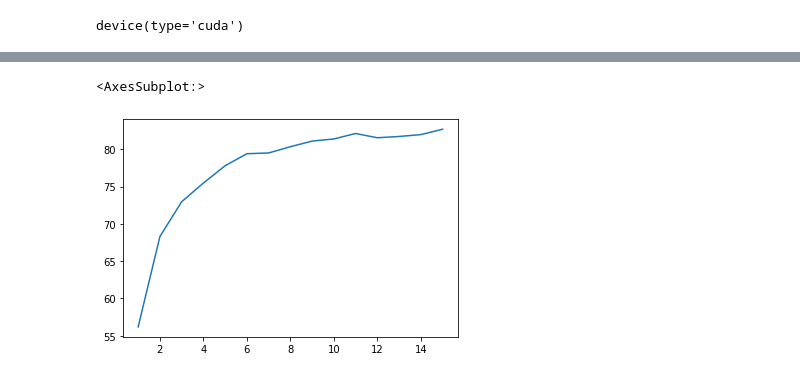
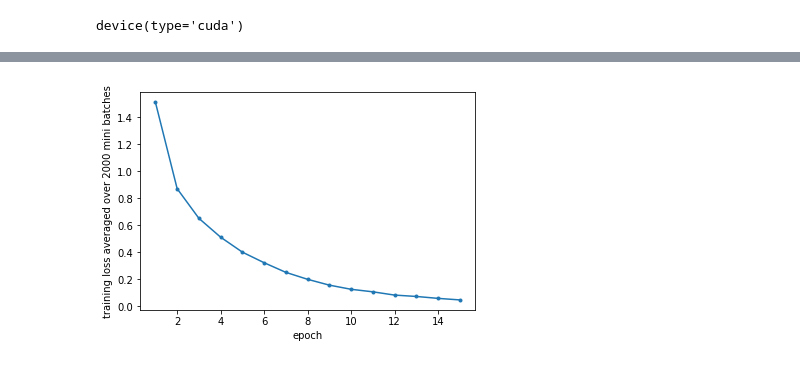
Before and after one commit to beep-boop-boop/INT2GRP19, a Jupyter notebook: classify.ipynb, the cells around one changed output, grey strips where cells are left out. Saved outputs shown, nothing was run; the diff lists cells and outputs as text; code cells hidden in the pictures.

```diff
--- a/classify.ipynb
+++ b/classify.ipynb
@@ -238,5 +211,0 @@ sns.lineplot(range(1, 16), training_loss_history, markers = 'x')
-# %%
-sns.lineplot(range(1, 16), testing_accuracy_history)
-# %% [output]
-<AxesSubplot:>
-[figure, removed]
@@ -244,0 +212,9 @@ torch.save(net.state_dict(), "model.pt")
+# %%
+import seaborn as sns
+
+plt.plot(range (1, 16), training_loss_history, marker = '.')
+plt.xlabel("epoch")
+plt.ylabel("training loss averaged over 2000 mini batches")
+plt.savefig("training_loss.jpg")
+# %% [output]
+[figure, added]
```
Also changed, not shown: parts of 12 cells of this notebook, 5 other files.
